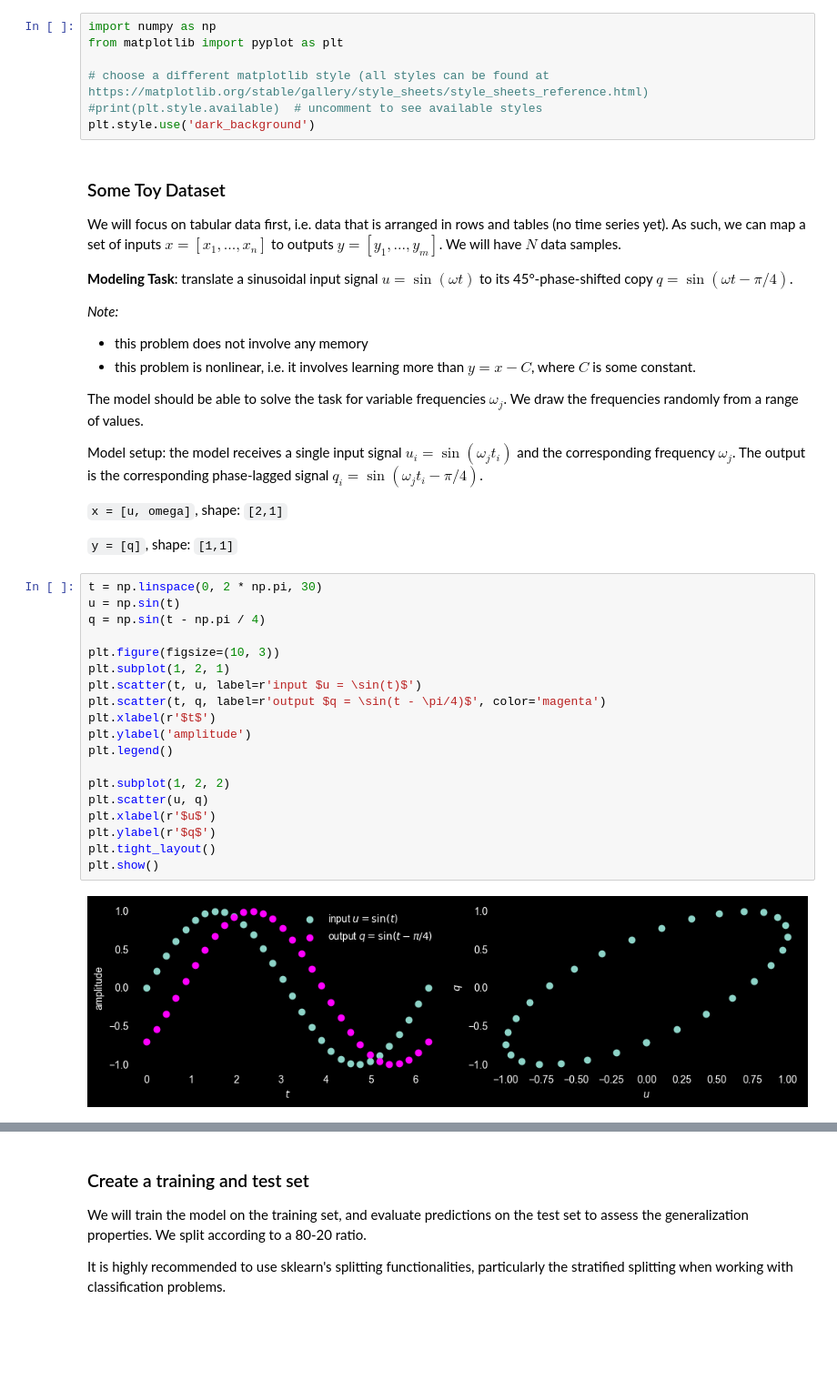
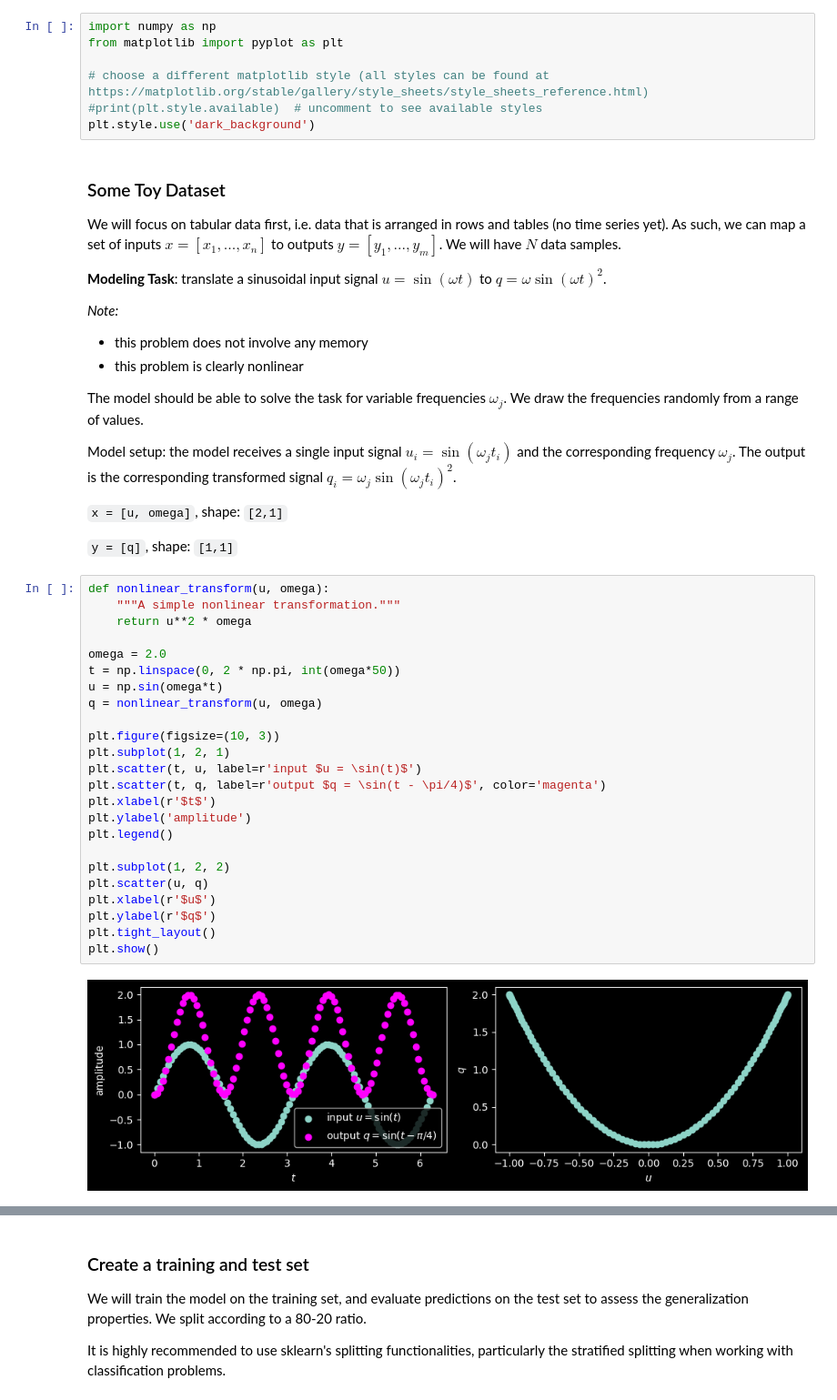
Before and after one commit to mertstend/DeepLearningIntro, a Jupyter notebook: 01_first_neural_network.ipynb, the cells around one changed output, grey strips where cells are left out. Shown at 91% size. Cells and saved outputs as stored; diff of their text form; blank space fills up the shorter version.

```diff
--- a/01_first_neural_network.ipynb
+++ b/01_first_neural_network.ipynb
@@ -14,39 +14,44 @@ plt.style.use('dark_background')
 
 We will focus on tabular data first, i.e. data that is arranged in rows and tables (no time series yet). As such, we can map a set of inputs $x=[x_1, ..., x_n]$ to outputs $y=[y_1, ..., y_m]$. We will have $N$ data samples.
 
-**Modeling Task**: translate a sinusoidal input signal $u=\sin(\omega t)$ to its 45°-phase-shifted copy $q=\sin(\omega t-\pi/4)$.
+**Modeling Task**: translate a sinusoidal input signal $u=\sin(\omega t)$ to $q=\omega\sin(\omega t)^2$.
 
 *Note:*
 - this problem does not involve any memory
-- this problem is nonlinear, i.e. it involves learning more than $y = x-C$, where $C$ is some constant.
+- this problem is clearly nonlinear
 
 The model should be able to solve the task for variable frequencies $\omega_j$. We draw the frequencies randomly from a range of values.
 
-Model setup: the model receives a single input signal $u_i = \sin(\omega_j t_i)$ and the corresponding frequency $\omega_j$. The output is the corresponding phase-lagged signal $q_i=\sin(\omega_j t_i-\pi/4)$.
+Model setup: the model receives a single input signal $u_i = \sin(\omega_j t_i)$ and the corresponding frequency $\omega_j$. The output is the corresponding transformed signal $q_i=\omega_j \sin(\omega_j t_i)^2$.
 
 `x = [u, omega]`, shape: `[2,1]`
 
 `y = [q]`, shape: `[1,1]`
 # %%
-t = np.linspace(0, 2 * np.pi, 30)
-u = np.sin(t)
-q = np.sin(t - np.pi / 4)
+def nonlinear_transform(u, omega):
+    """A simple nonlinear transformation."""
+    return u**2 * omega
+
+omega = 2.0
+t = np.linspace(0, 2 * np.pi, int(omega*50))
+u = np.sin(omega*t)
+q = nonlinear_transform(u, omega)
 
 plt.figure(figsize=(10, 3))
 plt.subplot(1, 2, 1)
 plt.scatter(t, u, label=r'input $u = \sin(t)$')
 plt.scatter(t, q, label=r'output $q = \sin(t - \pi/4)$', color='magenta')
 plt.xlabel(r'$t$')
 plt.ylabel('amplitude')
 plt.legend()
 
 plt.subplot(1, 2, 2)
 plt.scatter(u, q)
 plt.xlabel(r'$u$')
 plt.ylabel(r'$q$')
 plt.tight_layout()
 plt.show()
 # %% [output]
-[figure, old version]
+[figure, new version]
 # %%
 
```
Also changed, not shown: parts of 7 cells of this notebook.
